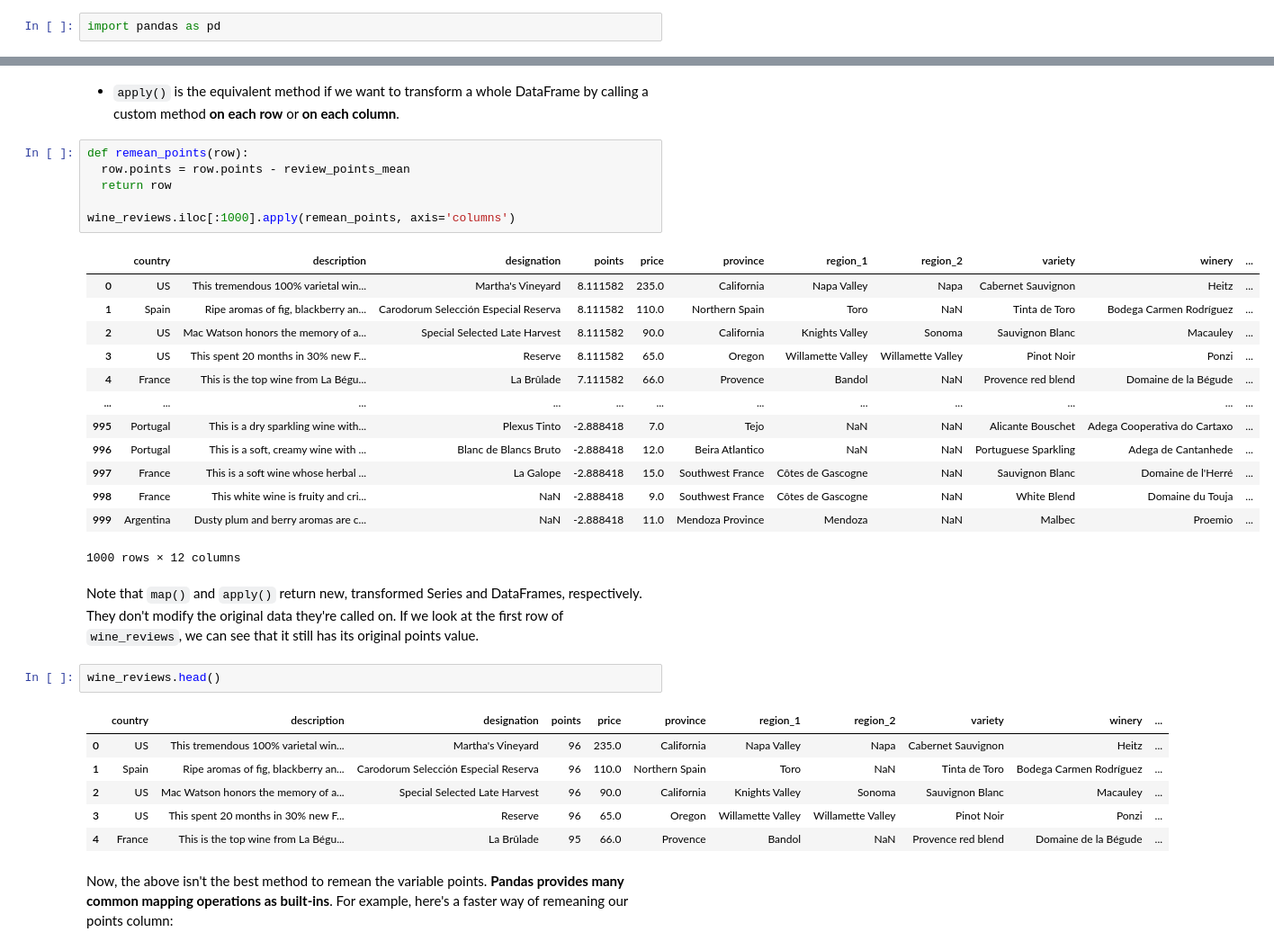
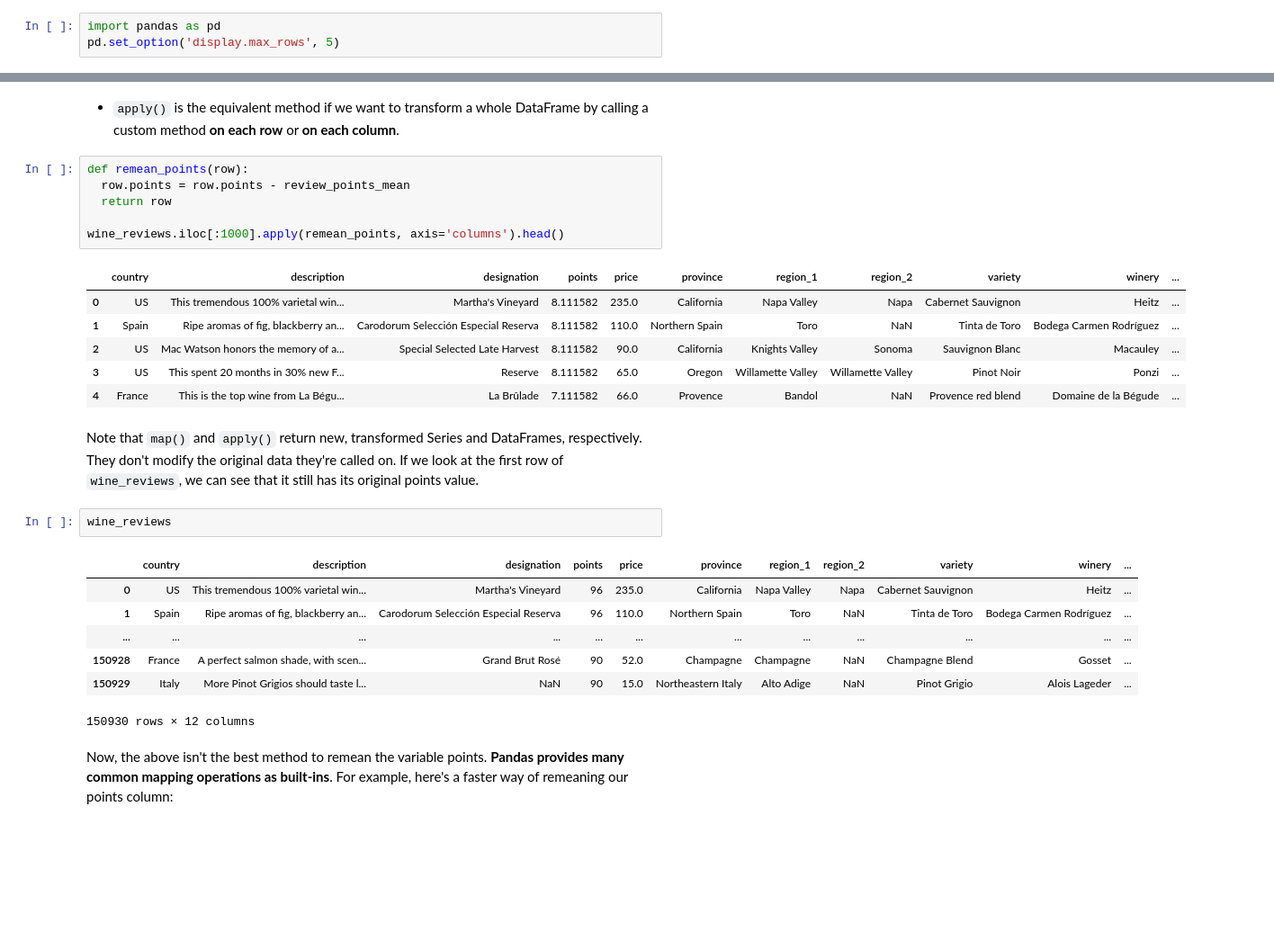
Before and after one commit to nachoacev/practice-data-science, a Jupyter notebook: PandasTutorial.ipynb, the cells around one changed output, grey strips where cells are left out. Shown at 90% size. Cells and saved outputs as stored; diff of their text form; blank space fills up the shorter version.

```diff
--- a/PandasTutorial.ipynb
+++ b/PandasTutorial.ipynb
@@ -6,6 +6,7 @@
 In this notebook I will put all what it is needed from `pandas`, the most popular Pythonic library for data analysis, to make a correct manipulation of data.
 # %%
 import pandas as pd
+pd.set_option('display.max_rows', 5)
 # %% [markdown]
 ## Creating data
 
@@ -588,34 +497,28 @@ dtype: float64
 # %%
 def remean_points(row):
   row.points = row.points - review_points_mean
   return row
 
-wine_reviews.iloc[:1000].apply(remean_points, axis='columns')
+wine_reviews.iloc[:1000].apply(remean_points, axis='columns').head()
 # %% [output]
 |  | country | description | designation | points | price | province | region_1 | region_2 | variety | winery | ... |
 | 0 | US | This tremendous 100% varietal win... | Martha's Vineyard | 8.111582 | 235.0 | California | Napa Valley | Napa | Cabernet Sauvignon | Heitz | ... |
 | 1 | Spain | Ripe aromas of fig, blackberry an... | Carodorum Selección Especial Reserva | 8.111582 | 110.0 | Northern Spain | Toro | NaN | Tinta de Toro | Bodega Carmen Rodríguez | ... |
 | 2 | US | Mac Watson honors the memory of a... | Special Selected Late Harvest | 8.111582 | 90.0 | California | Knights Valley | Sonoma | Sauvignon Blanc | Macauley | ... |
 | 3 | US | This spent 20 months in 30% new F... | Reserve | 8.111582 | 65.0 | Oregon | Willamette Valley | Willamette Valley | Pinot Noir | Ponzi | ... |
 | 4 | France | This is the top wine from La Bégu... | La Brûlade | 7.111582 | 66.0 | Provence | Bandol | NaN | Provence red blend | Domaine de la Bégude | ... |
-| ... | ... | ... | ... | ... | ... | ... | ... | ... | ... | ... | ... |
-| 995 | Portugal | This is a dry sparkling wine with... | Plexus Tinto | -2.888418 | 7.0 | Tejo | NaN | NaN | Alicante Bouschet | Adega Cooperativa do Cartaxo | ... |
-| 996 | Portugal | This is a soft, creamy wine with ... | Blanc de Blancs Bruto | -2.888418 | 12.0 | Beira Atlantico | NaN | NaN | Portuguese Sparkling | Adega de Cantanhede | ... |
-| 997 | France | This is a soft wine whose herbal ... | La Galope | -2.888418 | 15.0 | Southwest France | Côtes de Gascogne | NaN | Sauvignon Blanc | Domaine de l'Herré | ... |
-| 998 | France | This white wine is fruity and cri... | NaN | -2.888418 | 9.0 | Southwest France | Côtes de Gascogne | NaN | White Blend | Domaine du Touja | ... |
-| 999 | Argentina | Dusty plum and berry aromas are c... | NaN | -2.888418 | 11.0 | Mendoza Province | Mendoza | NaN | Malbec | Proemio | ... |
-1000 rows × 12 columns
 # %% [markdown]
 Note that `map()` and `apply()` return new, transformed Series and DataFrames, respectively. They don't modify the original data they're called on. If we look at the first row of `wine_reviews`, we can see that it still has its original points value.
 # %%
-wine_reviews.head()
+wine_reviews
 # %% [output]
 |  | country | description | designation | points | price | province | region_1 | region_2 | variety | winery | ... |
 | 0 | US | This tremendous 100% varietal win... | Martha's Vineyard | 96 | 235.0 | California | Napa Valley | Napa | Cabernet Sauvignon | Heitz | ... |
 | 1 | Spain | Ripe aromas of fig, blackberry an... | Carodorum Selección Especial Reserva | 96 | 110.0 | Northern Spain | Toro | NaN | Tinta de Toro | Bodega Carmen Rodríguez | ... |
-| 2 | US | Mac Watson honors the memory of a... | Special Selected Late Harvest | 96 | 90.0 | California | Knights Valley | Sonoma | Sauvignon Blanc | Macauley | ... |
-| 3 | US | This spent 20 months in 30% new F... | Reserve | 96 | 65.0 | Oregon | Willamette Valley | Willamette Valley | Pinot Noir | Ponzi | ... |
-| 4 | France | This is the top wine from La Bégu... | La Brûlade | 95 | 66.0 | Provence | Bandol | NaN | Provence red blend | Domaine de la Bégude | ... |
+| ... | ... | ... | ... | ... | ... | ... | ... | ... | ... | ... | ... |
+| 150928 | France | A perfect salmon shade, with scen... | Grand Brut Rosé | 90 | 52.0 | Champagne | Champagne | NaN | Champagne Blend | Gosset | ... |
+| 150929 | Italy | More Pinot Grigios should taste l... | NaN | 90 | 15.0 | Northeastern Italy | Alto Adige | NaN | Pinot Grigio | Alois Lageder | ... |
+150930 rows × 12 columns
 # %% [markdown]
 Now, the above isn't the best method to remean the variable points. **Pandas provides many common mapping operations as built-ins**. For example, here's a faster way of remeaning our points column:
 # %%
```
Also changed, not shown: parts of 54 cells of this notebook.
